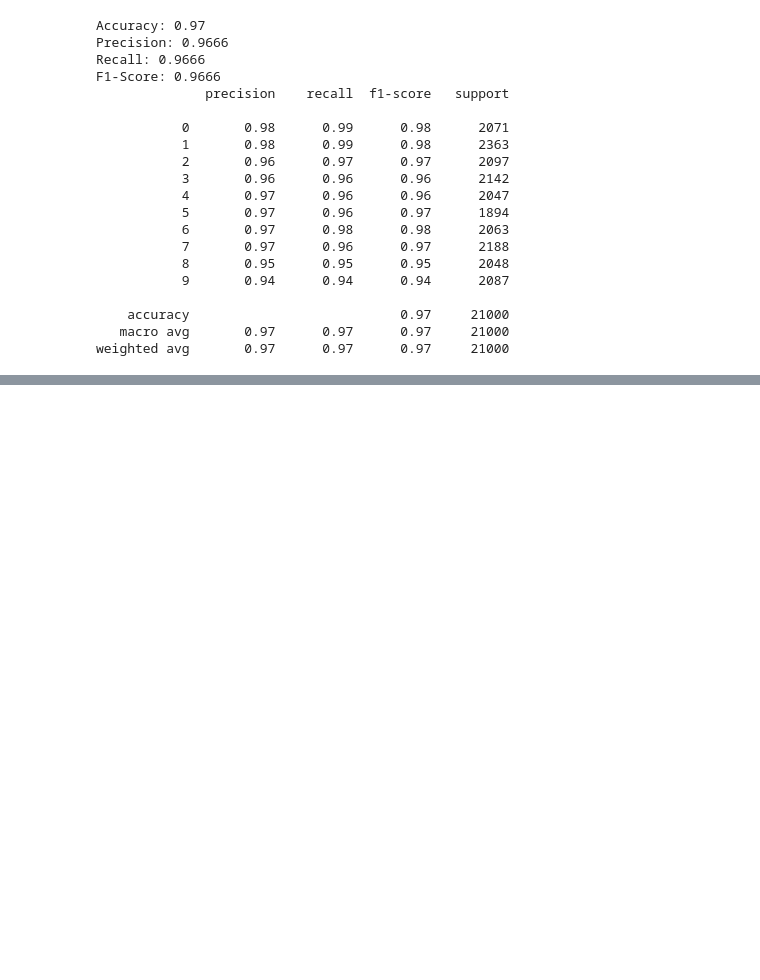
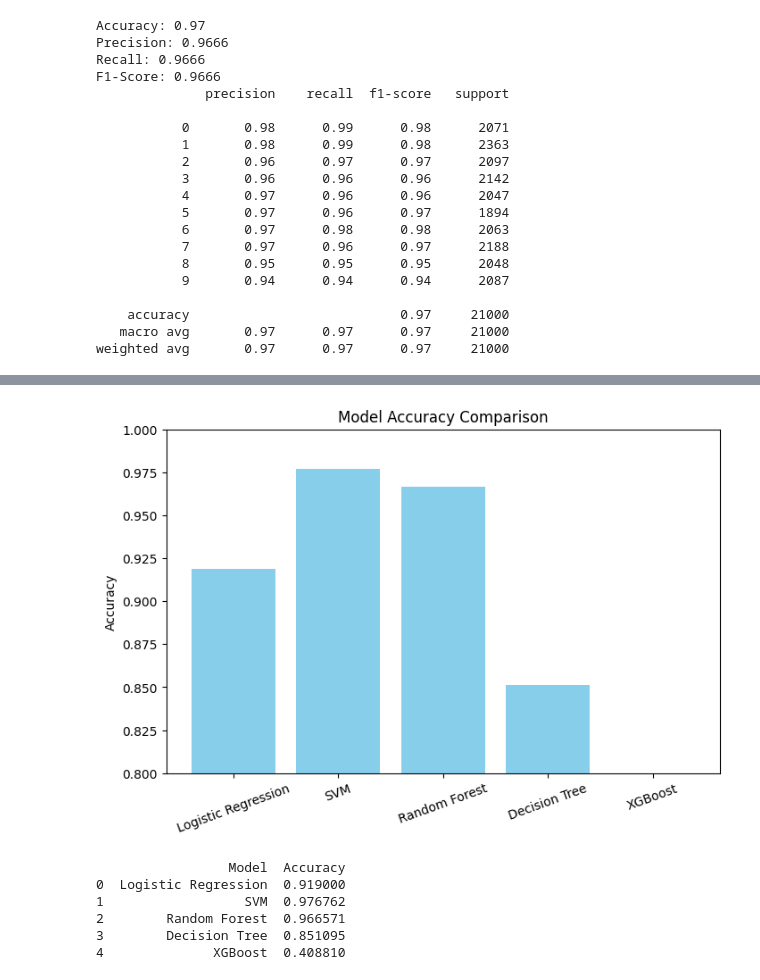
Before and after one commit to khoulaCode/machine-learning-code-orbit, a Jupyter notebook: team_members/from_almuhannad/Flatten_image_practice.ipynb, the cells around one changed output, grey strips where cells are left out. Drawn from its saved outputs; the diff is of its cells as text; code cells hidden in the pictures; blank space fills up the shorter version.

```diff
--- a/team_members/from_almuhannad/Flatten_image_practice.ipynb
+++ b/team_members/from_almuhannad/Flatten_image_practice.ipynb
@@ -346,0 +397,27 @@ plot_misclassified_images(X_test, y_test, y_pred_tree, "Decision Tree")
+# %%
+import pandas as pd
+import matplotlib.pyplot as plt
+accuracies = {
+    'Logistic Regression': accuracy_score(y_test, y_predict),
+    'SVM': accuracy_score(y_test, SVC_Y_PRED),
+    'Random Forest': accuracy_score(y_test, y_pred_rf),
+    'Decision Tree': accuracy_score(y_test, y_pred_tree),
+    'XGBoost': accuracy_score(y_testXG, y_pred_xgb)
+}
+acc_df = pd.DataFrame(list(accuracies.items()), columns=['Model', 'Accuracy'])
+plt.figure(figsize=(8,5))
+plt.bar(acc_df['Model'], acc_df['Accuracy'], color='skyblue')
+plt.ylim(0.8, 1.0)
+plt.ylabel('Accuracy')
+plt.title('Model Accuracy Comparison')
+plt.xticks(rotation=20)
+plt.show()
+print(acc_df)
+# %% [output]
+[figure, added]
+                 Model  Accuracy
+0  Logistic Regression  0.919000
+1                  SVM  0.976762
+2        Random Forest  0.966571
+3        Decision Tree  0.851095
+4              XGBoost  0.408810
```
Also changed, not shown: parts of 2 cells of this notebook.
